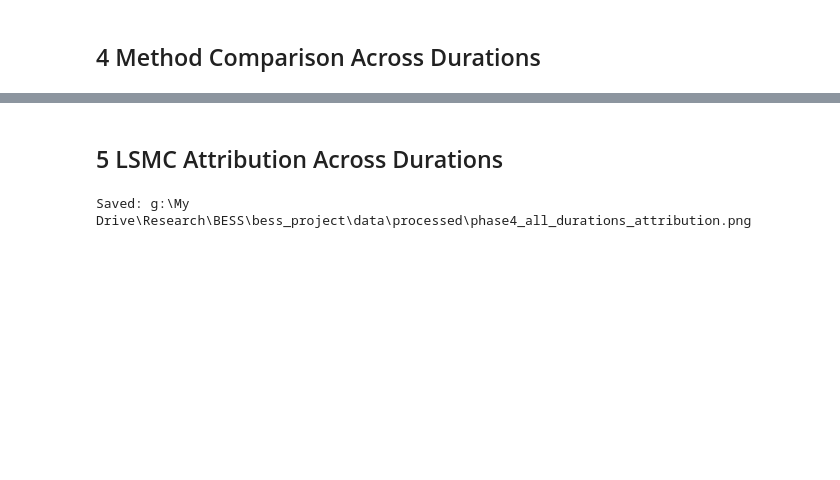
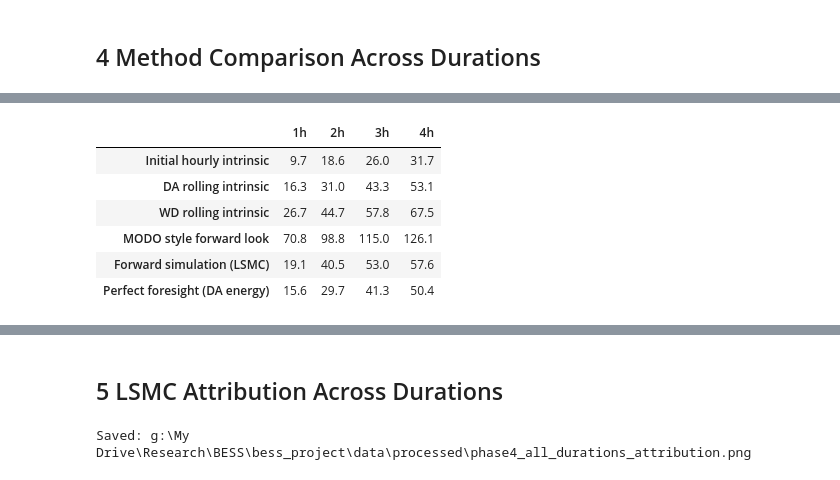
Before and after one commit to dmitry-goryunov/BESS-UK-OPEN, a Jupyter notebook: notebooks/13_phase4_duration_sweep.ipynb, the cells around one changed output, grey strips where cells are left out. Saved outputs shown, nothing was run; the diff lists cells and outputs as text; code cells hidden in the pictures; blank space fills up the shorter version.

```diff
--- a/notebooks/13_phase4_duration_sweep.ipynb
+++ b/notebooks/13_phase4_duration_sweep.ipynb
@@ -609,0 +695,86 @@ Perfect foresight (DA energy)  1.56  2.97  4.13  5.04
+# %%
+
+# ── Method comparison table ───────────────────────────────────────────────────
+from IPython.display import display
+
+_ORDER = [
+    'Initial hourly intrinsic',
+    'DA rolling intrinsic',
+    'WD rolling intrinsic',
+    'MODO style forward look',
+    'Forward simulation (LSMC)',
+    'Perfect foresight (DA energy)',
+]
+_LSMC = 'Forward simulation (LSMC)'
+
+_durs    = sorted(df_cmp['duration_h'].unique())
+_dur_lbl = [f'{d:g}h' for d in _durs]
+_methods = [m for m in _ORDER if m in df_cmp['method'].values]
+
+# ── Text table: £m/yr with P5–P95 range ──────────────────────────────────────
+_rows = []
+for m in _methods:
+    row = {'Method': m}
+    for d, lbl in zip(_durs, _dur_lbl):
+        sub = df_cmp[(df_cmp['method'] == m) & (df_cmp['duration_h'] == d)]
+        if sub.empty:
+            row[lbl] = '—'
+            continue
+        v   = float(sub['value_gbp_annualized_m'].iloc[0])
+        p5  = float(sub['p5_ann_m'].iloc[0])
+        p95 = float(sub['p95_ann_m'].iloc[0])
+        n   = int(sub['n_paths'].iloc[0])
+        if n > 1 and (p95 - p5) > 0.005:
+            row[lbl] = f'{v:.2f}  [{p5:.2f}–{p95:.2f}]'
+        else:
+            row[lbl] = f'{v:.2f}'
+    _rows.append(row)
+
+print('Annualised value  (£m / year)   [P5–P95]\n')
+print(pd.DataFrame(_rows).set_index('Method').to_string())
+
+# ── Numeric pivot: £k/MW/yr ───────────────────────────────────────────────────
+val = (
+    df_cmp[df_cmp['method'].isin(_methods)]
+    .pivot_table(index='method', columns='duration_h', values='gbp_per_mw_year_k', aggfunc='first')
+    .reindex(_methods)
+)
+val.columns = _dur_lbl
+val.index.name = None
+
+# ── Ratio to LSMC (%) ─────────────────────────────────────────────────────────
+if _LSMC in val.index:
+    ratio = val.div(val.loc[_LSMC]).mul(100)
+else:
+    ratio = val * float('nan')
+ratio.index.name = None
+
+print('\n\nAs % of LSMC  (Forward simulation)\n')
+print(ratio.round(1).to_string(float_format=lambda x: f'{x:.1f}%'))
+
+# ── Styled HTML ───────────────────────────────────────────────────────────────
+_highlight = [{'selector': f'tr:nth-child({_methods.index(_LSMC)+1})',
+               'props': [('font-weight', 'bold'), ('background-color', '#fff7e6')]}] \
+             if _LSMC in _methods else []
+
+_base_styles = [
+    {'selector': 'caption',
+     'props': [('font-weight', 'bold'), ('font-size', '13px'),
+               ('text-align', 'left'), ('padding-bottom', '5px')]},
+    {'selector': 'th', 'props': [('padding', '5px 14px'), ('text-align', 'center')]},
+    {'selector': 'td', 'props': [('padding', '4px 14px'), ('text-align', 'right'), ('font-size', '12px')]},
+]
+
+def _style(df, caption, cmap, fmt):
+    lo, hi = float(df.min().min()), float(df.max().max())
+    return (
+        df.style
+        .set_caption(caption)
+        .format(fmt, na_rep='—')
+        .background_gradient(cmap=cmap, axis=None, vmin=lo, vmax=hi)
+        .set_table_styles(_base_styles + _highlight)
+    )
+
+display(_style(val.round(1),   'Value by method and duration  (£k / MW / year)', 'YlGn',   '{:.1f}'))
+display(_style(ratio.round(1), 'As % of LSMC forward simulation',                'RdYlGn', '{:.1f}%'))
+# %% [output]
@@ -609,0 +799,7 @@ Perfect foresight (DA energy)  1.56  2.97  4.13  5.04
+|  | 1h | 2h | 3h | 4h |
+| Initial hourly intrinsic | 9.7 | 18.6 | 26.0 | 31.7 |
+| DA rolling intrinsic | 16.3 | 31.0 | 43.3 | 53.1 |
+| WD rolling intrinsic | 26.7 | 44.7 | 57.8 | 67.5 |
+| MODO style forward look | 70.8 | 98.8 | 115.0 | 126.1 |
+| Forward simulation (LSMC) | 19.1 | 40.5 | 53.0 | 57.6 |
+| Perfect foresight (DA energy) | 15.6 | 29.7 | 41.3 | 50.4 |
```
Also changed, not shown: parts of 10 cells of this notebook, 32 other files.
